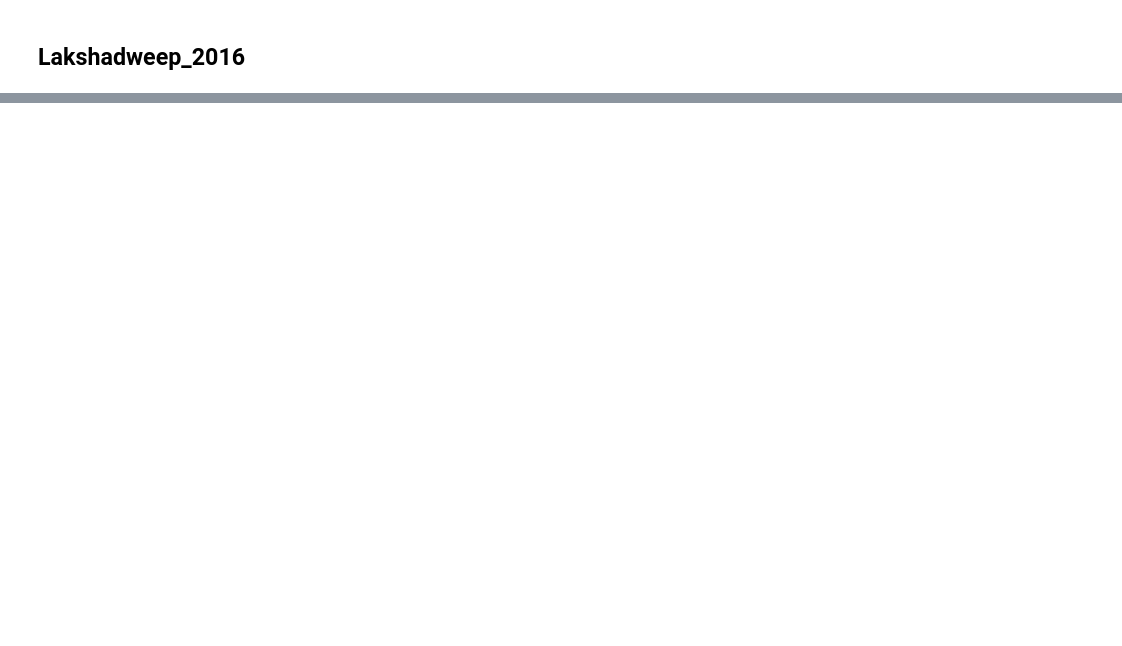
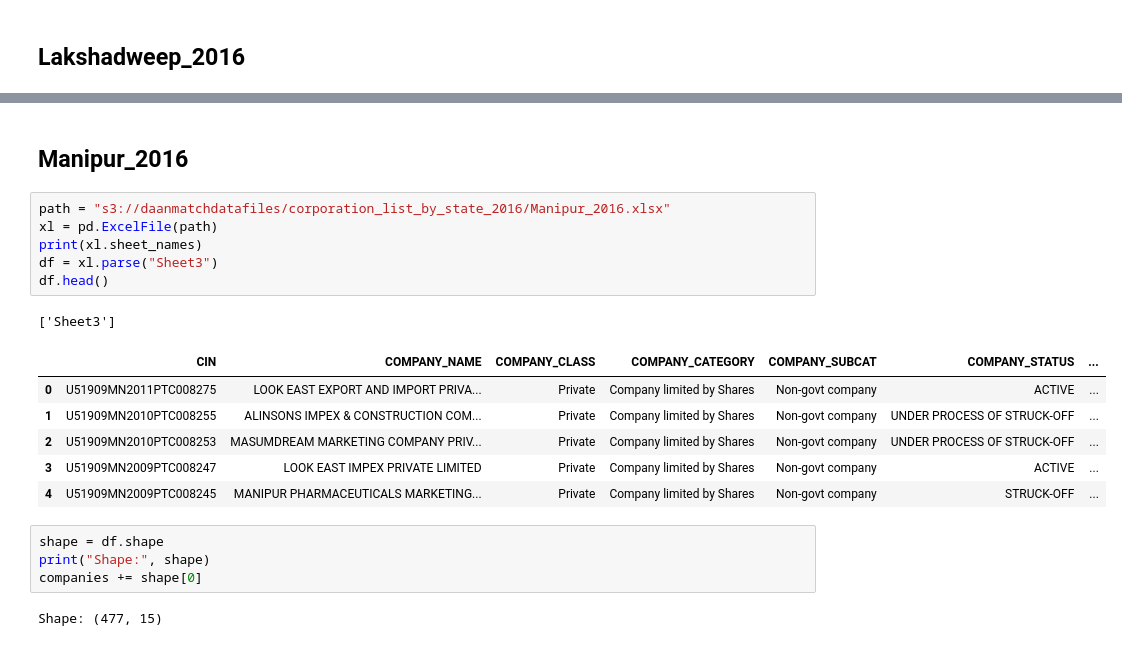
Before and after one commit to shayan-khoygani/Codebook, a Jupyter notebook: [DIR] corporation_list_by_state_2016/corporation_list_by_state_2016.ipynb, the cells around one changed output, grey strips where cells are left out. Saved outputs shown, nothing was run; the diff lists cells and outputs as text; blank space fills up the shorter version.

```diff
--- a/[DIR] corporation_list_by_state_2016/corporation_list_by_state_2016.ipynb
+++ b/[DIR] corporation_list_by_state_2016/corporation_list_by_state_2016.ipynb
@@ -389,0 +462,22 @@ companies += shape[0]
+# %% [markdown]
+## Manipur_2016
+# %%
+path = "s3://daanmatchdatafiles/corporation_list_by_state_2016/Manipur_2016.xlsx"
+xl = pd.ExcelFile(path)
+print(xl.sheet_names)
+df = xl.parse("Sheet3")
+df.head()
+# %% [output]
+['Sheet3']
+|  | CIN | COMPANY_NAME | COMPANY_CLASS | COMPANY_CATEGORY | COMPANY_SUBCAT | COMPANY_STATUS | ... |
+| 0 | U51909MN2011PTC008275 | LOOK EAST EXPORT AND IMPORT PRIVA... | Private | Company limited by Shares | Non-govt company | ACTIVE | ... |
+| 1 | U51909MN2010PTC008255 | ALINSONS IMPEX & CONSTRUCTION COM... | Private | Company limited by Shares | Non-govt company | UNDER PROCESS OF STRUCK-OFF | ... |
+| 2 | U51909MN2010PTC008253 | MASUMDREAM MARKETING COMPANY PRIV... | Private | Company limited by Shares | Non-govt company | UNDER PROCESS OF STRUCK-OFF | ... |
+| 3 | U51909MN2009PTC008247 | LOOK EAST IMPEX PRIVATE LIMITED | Private | Company limited by Shares | Non-govt company | ACTIVE | ... |
+| 4 | U51909MN2009PTC008245 | MANIPUR PHARMACEUTICALS MARKETING... | Private | Company limited by Shares | Non-govt company | STRUCK-OFF | ... |
+# %%
+shape = df.shape
+print("Shape:", shape)
+companies += shape[0]
+# %% [output]
+Shape: (477, 15)
```
Also changed, not shown: parts of 26 cells of this notebook.
